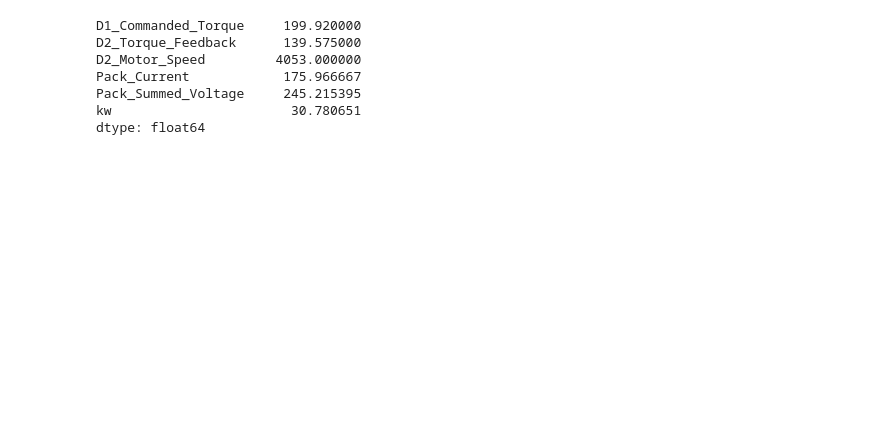
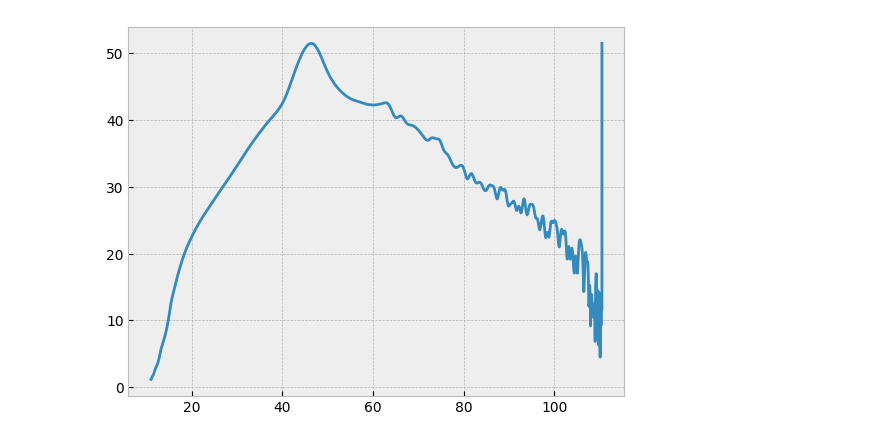
Before and after one commit to KSU-MS/KS5e-Data-Logging, a Jupyter notebook: motor_power_graphs.ipynb, the cells around one changed output. Cells and saved outputs as stored; diff of their text form; code cells hidden in the pictures; blank space fills up the shorter version.

```diff
--- a/motor_power_graphs.ipynb
+++ b/motor_power_graphs.ipynb
@@ -27,8 +35,11 @@ from tkinter import filedialog
 #     message="Please select the car log csv."
 # )
 # dyno_file_path
-dyno_file_path = "4-26-23_power_run.txt"
-car_log_path = r"C:\Users\Matthew Samson\Documents\formula\4-26-2023_dyno_and_regen\parsed-data\parseddata0003.CSV"
-dyno_file_path="your_file_reformatted.txt"
-car_log_path=r"C:\Users\Matthew Samson\Documents\formula\228hv\parsed-data\parsedMDY_3-3-2024_HMS_3-58-56.CSV"
+# create list of tuple of dyno log filepath and car log filepath
+log_paths = [
+    ("4-26-23_power_run.txt",r"C:\Users\Matthew Samson\Documents\formula\4-26-2023_dyno_and_regen\parsed-data\parseddata0003.CSV"), # 0
+    (r"C:\Users\Matthew Samson\source\repos\KS5e-Data-Logging\emrax228HVweakAssDynoRun.txt",r"C:\Users\Matthew Samson\Documents\formula\228hv\parsed-data\parsedMDY_3-3-2024_HMS_3-58-56.CSV"), # 1
+    ("asdf",r"C:\Users\Matthew Samson\Documents\formula\228hv\parsed-data\parsedMDY_3-3-2024_HMS_4-11-35.CSV") # need to find the right dyno log for this day
+]
+log_index = 0
 # %%
@@ -49,12 +62,14 @@ car_log_path=r"C:\Users\Matthew Samson\Documents\formula\228hv\parsed-data\parse
 # %%
 # Calculate some constants
+MOTOR_KT = 0.94
 gear_tooth_count_motor = 10  # KS6e front sprocket
 gear_tooth_count_wheel = 30  # KS6e rear sprocket
 
 dyno_tire_diameter = 20.5 # ish inches
-tire_dims = [17,18,19,20]
+# tire_dims = [18,19,20]
+tire_dims = []
 normal_tire_diameter = 18 # ish inches
-tire_diameter = dyno_tire_diameter # set to the right tire size when plotting
+tire_diameter = normal_tire_diameter # set to the right tire size when plotting
 
 gear_ratio = gear_tooth_count_wheel / gear_tooth_count_motor
 
@@ -130,23 +135,7 @@ motor_torque_20     136.031296
 dtype: float64
-# %%
-# load electrical log
-vehicle_log = pd.read_csv(car_log_path)
-# remove df cols we dont care about
-vehicle_log = vehicle_log[["Time","D1_Commanded_Torque","D2_Torque_Feedback","D2_Motor_Speed","Pack_Current","Pack_Summed_Voltage"]]
-# cancer time
-from torque_log_analysis import resample_data,drop_rows_from_df
-vehicle_log = resample_data(vehicle_log,"Time")
-vehicle_log = drop_rows_from_df(vehicle_log,"D1_Commanded_Torque",1,400)
-
-vehicle_log = drop_rows_from_df(vehicle_log,"D2_Motor_Speed",10,7000)
-# get a power column to compare with dyno
-vehicle_log["kw"] = vehicle_log["Pack_Current"] * vehicle_log["Pack_Summed_Voltage"] / 1000
-vehicle_log.max()
-# %% [output]
-D1_Commanded_Torque     199.920000
-D2_Torque_Feedback      139.575000
-D2_Motor_Speed         4053.000000
-Pack_Current            175.966667
-Pack_Summed_Voltage     245.215395
-kw                       30.780651
-dtype: float64
+# %%
+# plot dyno stuff
+plt.plot(dynorun['mph'],dynorun['dyno_kw'])
+plt.show()
+# %% [output]
+[figure, added]
```
Also changed, not shown: parts of 22 cells of this notebook, 3 other files.
